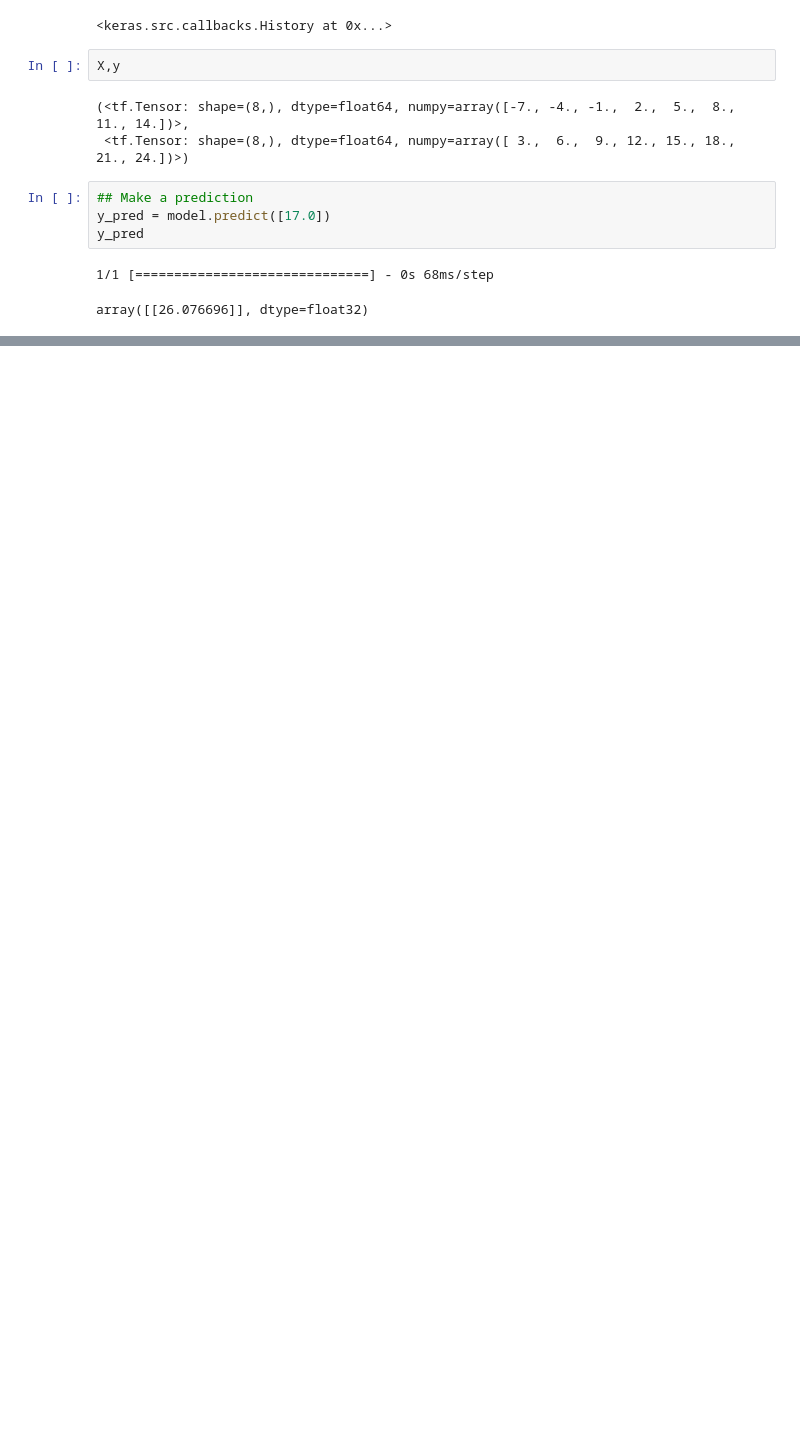
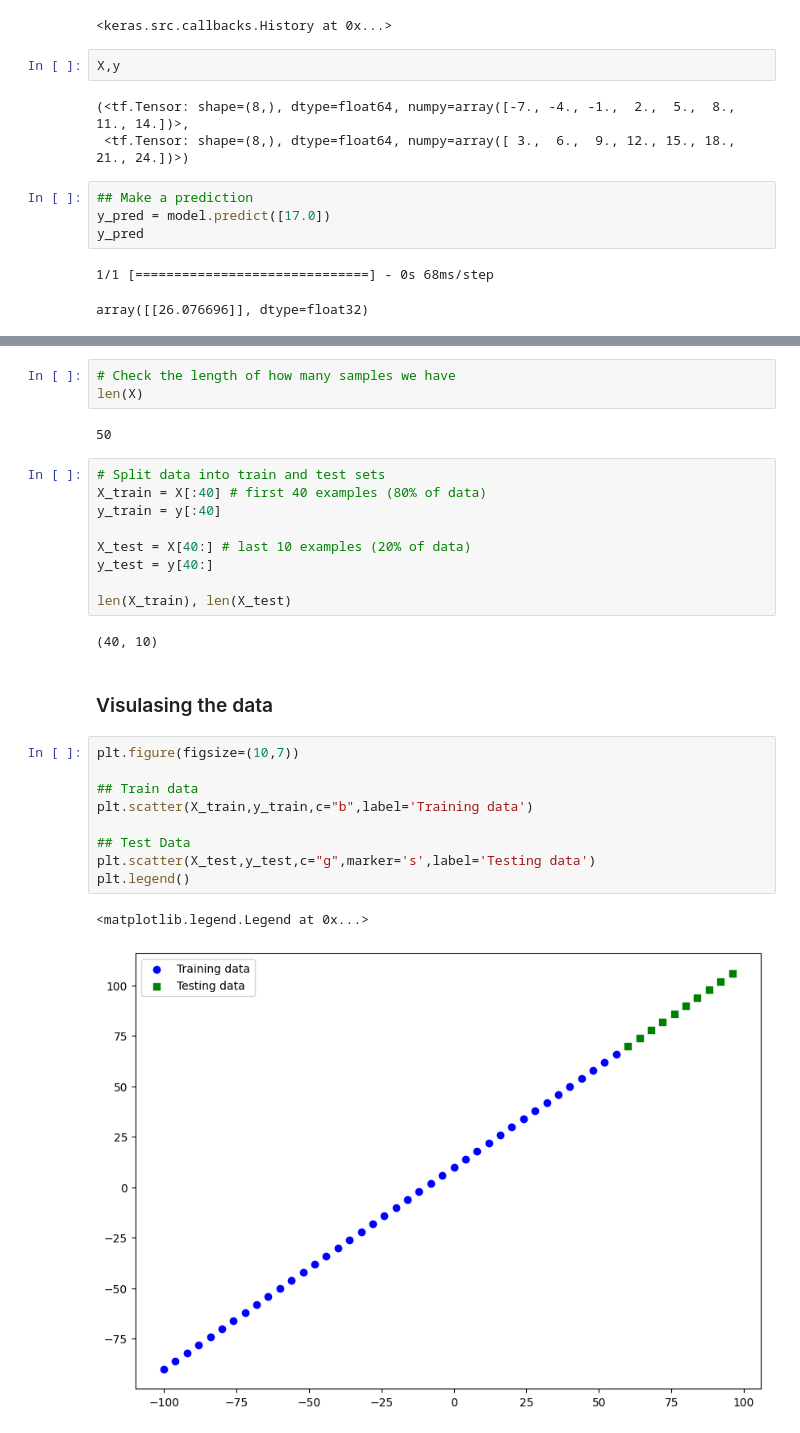
Before and after one commit to pawara101/tensor-flow, a Jupyter notebook: 01_neural_network_regression_with_tensorflow.ipynb, the cells around one changed output, grey strips where cells are left out. Cells and saved outputs as stored; diff of their text form; blank space fills up the shorter version.

```diff
--- a/01_neural_network_regression_with_tensorflow.ipynb
+++ b/01_neural_network_regression_with_tensorflow.ipynb
@@ -215,0 +269,30 @@ array([[26.076696]], dtype=float32)
+# %%
+# Check the length of how many samples we have
+len(X)
+# %% [output]
+50
+# %%
+# Split data into train and test sets
+X_train = X[:40] # first 40 examples (80% of data)
+y_train = y[:40]
+
+X_test = X[40:] # last 10 examples (20% of data)
+y_test = y[40:]
+
+len(X_train), len(X_test)
+# %% [output]
+(40, 10)
+# %% [markdown]
+### Visulasing the data
+# %%
+plt.figure(figsize=(10,7))
+
+## Train data
+plt.scatter(X_train,y_train,c="b",label='Training data')
+
+## Test Data
+plt.scatter(X_test,y_test,c="g",marker='s',label='Testing data')
+plt.legend()
+# %% [output]
+<matplotlib.legend.Legend at 0x...>
+[figure, added]
```
Also changed, not shown: parts of 6 cells of this notebook.
